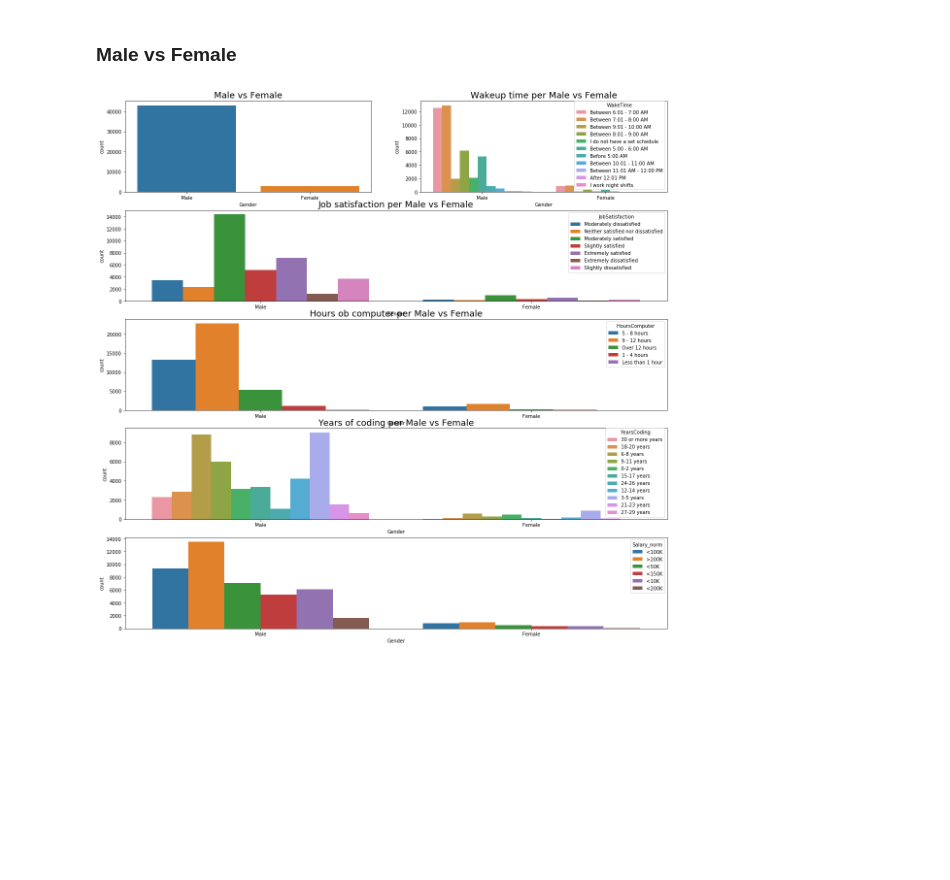
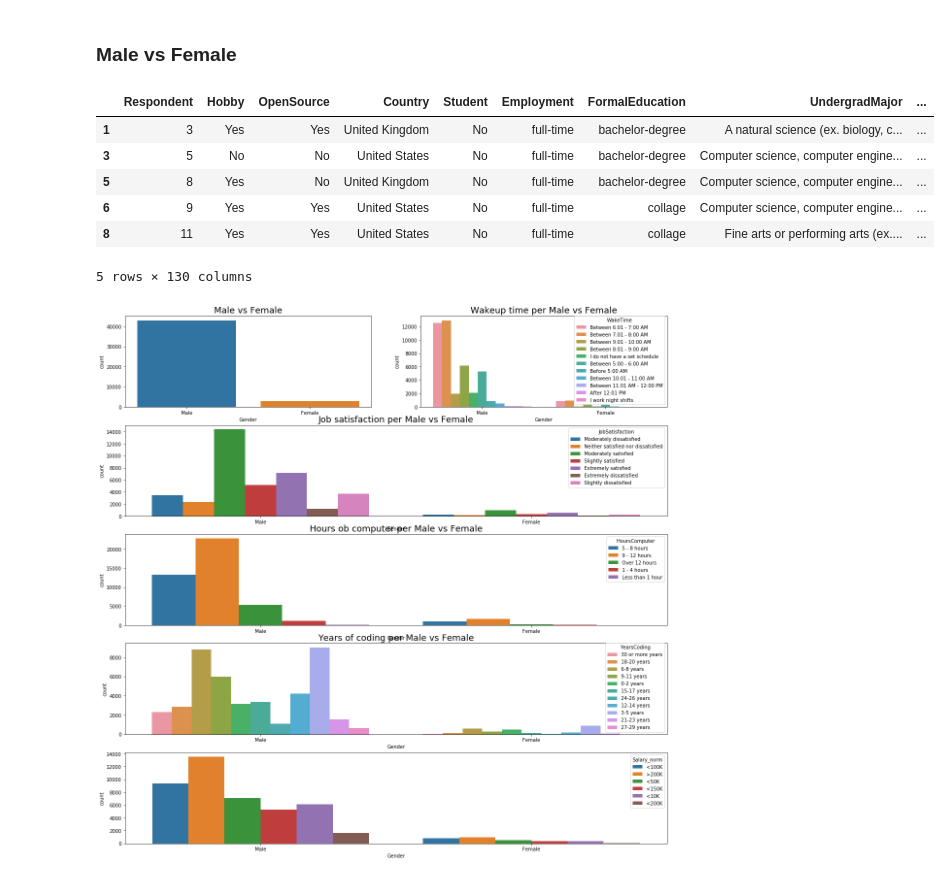
Before and after one commit to sghaida/sof_analysis, a Jupyter notebook: notebooks/analysis.ipynb, the cells around one changed output. Drawn from its saved outputs; the diff is of its cells as text; code cells hidden in the pictures; blank space fills up the shorter version.

```diff
--- a/notebooks/analysis.ipynb
+++ b/notebooks/analysis.ipynb
@@ -387,6 +387,16 @@ The median salary of developers: 65000.0 USD
 The mean salary of developers: 86658.11 USD
 # %% [markdown]
 ### Male vs Female
+# %%
+countries_data_df[countries_data_df.Gender.isin(['Male','Female'])].head()
+# %% [output]
+|  | Respondent | Hobby | OpenSource | Country | Student | Employment | FormalEducation | UndergradMajor | ... |
+| 1 | 3 | Yes | Yes | United Kingdom | No | full-time | bachelor-degree | A natural science (ex. biology, c... | ... |
+| 3 | 5 | No | No | United States | No | full-time | bachelor-degree | Computer science, computer engine... | ... |
+| 5 | 8 | Yes | No | United Kingdom | No | full-time | bachelor-degree | Computer science, computer engine... | ... |
+| 6 | 9 | Yes | Yes | United States | No | full-time | collage | Computer science, computer engine... | ... |
+| 8 | 11 | Yes | Yes | United States | No | full-time | collage | Fine arts or performing arts (ex.... | ... |
+5 rows × 130 columns
 # %%
 gender_filter=countries_data_df[countries_data_df.Gender.isin(['Male','Female'])]
 
```
Also changed, not shown: 1 other file.
